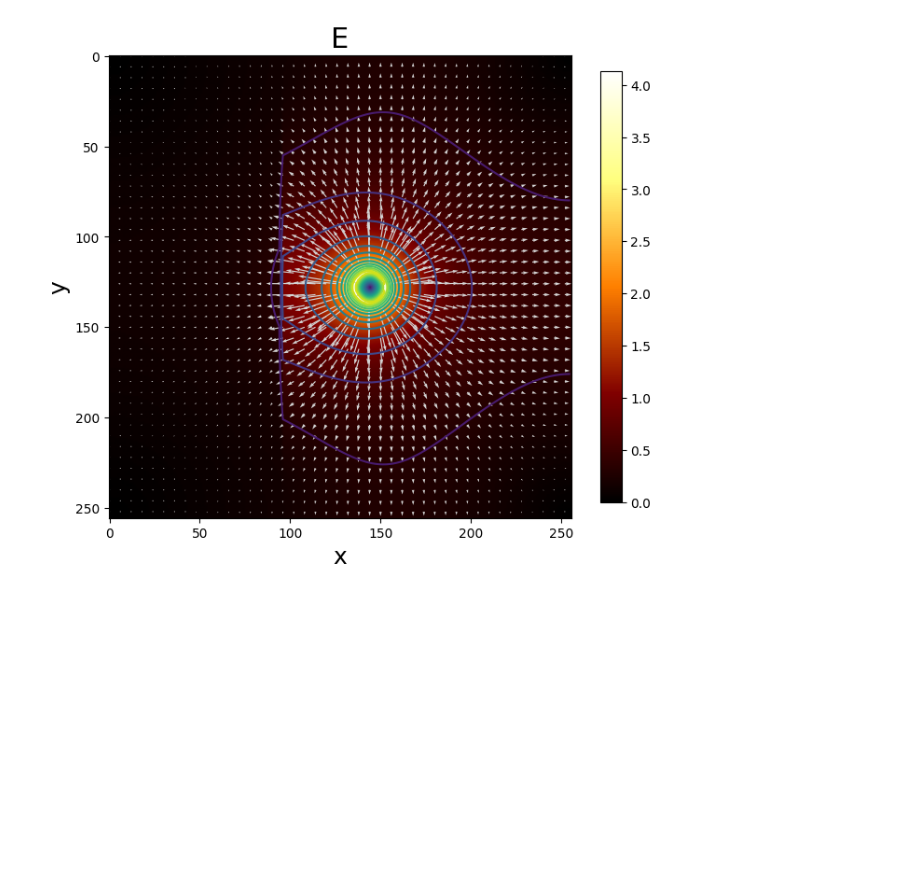
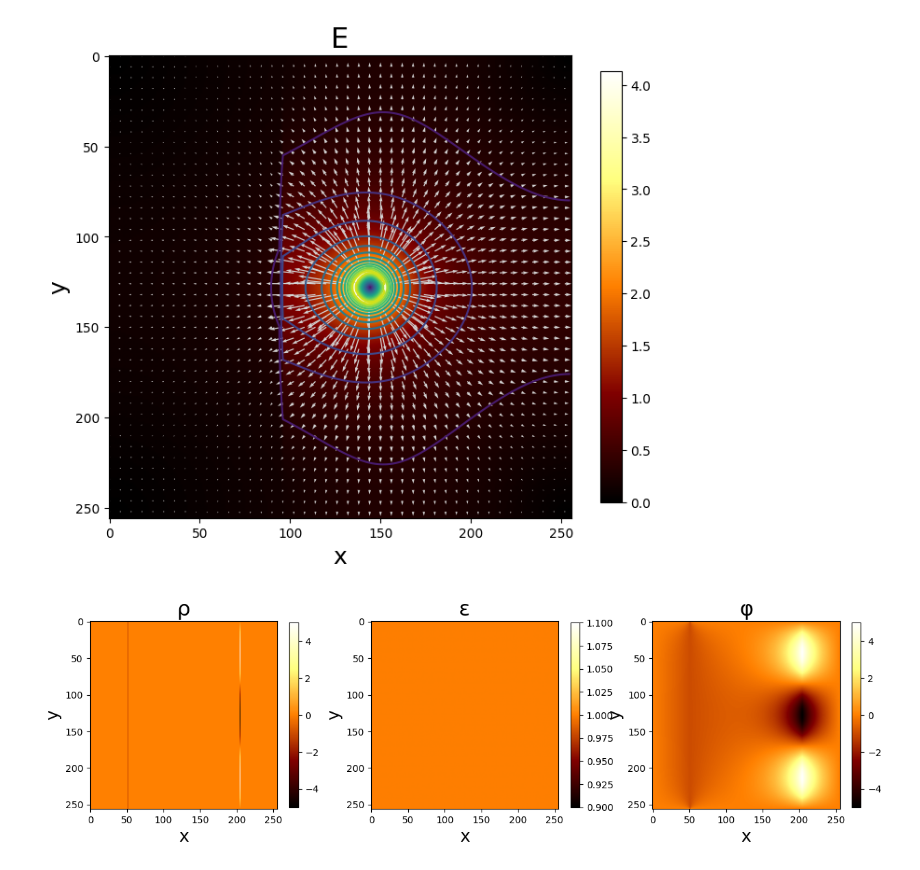
Before and after one commit to derfang/bachelors-project, a Jupyter notebook: examples.ipynb, the cells around one changed output. Cells and saved outputs as stored; diff of their text form; code cells hidden in the pictures; blank space fills up the shorter version.

```diff
--- a/examples.ipynb
+++ b/examples.ipynb
@@ -173,3 +167,26 @@ plot_images([Eps, Rho, phi], labels=['ε', 'ρ', 'φ'], cmap='afmhot')
 plot_E_intensity(phi=phi, field_vector=True)
 # %% [output]
 [figure]
+# %%
+# Create a zero matrix for the potential
+U = np.zeros((N, N))
+
+# Define the positions of the two parallel lines
+line1_center = 1 * N // 5  # First line at 1/5th of the grid
+line2_center = 4 * N // 5  # Second line at 4/5th of the grid
+
+# Set constant potential for the first line
+U[:, line1_center] = -1  # Constant potential of -1
+
+# Set sinusoidal potential for the second line
+x = np.linspace(0, 1.5 * np.pi, N)
+U[:, line2_center] =  5*np.sin(2*x)  # Sinusoidal potential with amplitude 5
+
+# Solve the Poisson equation for the given configuration
+phi = solve_poisson(U=U)
+
+# Visualize the potential and the resulting field
+plot_rho_eps_phi(U, eps=np.ones((N, N)), phi=phi)
+# plot_E_intensity(phi=phi, field_vector=True)
+# %% [output]
+[figure, added]
```
Also changed, not shown: parts of 3 cells of this notebook, 4 other files.
